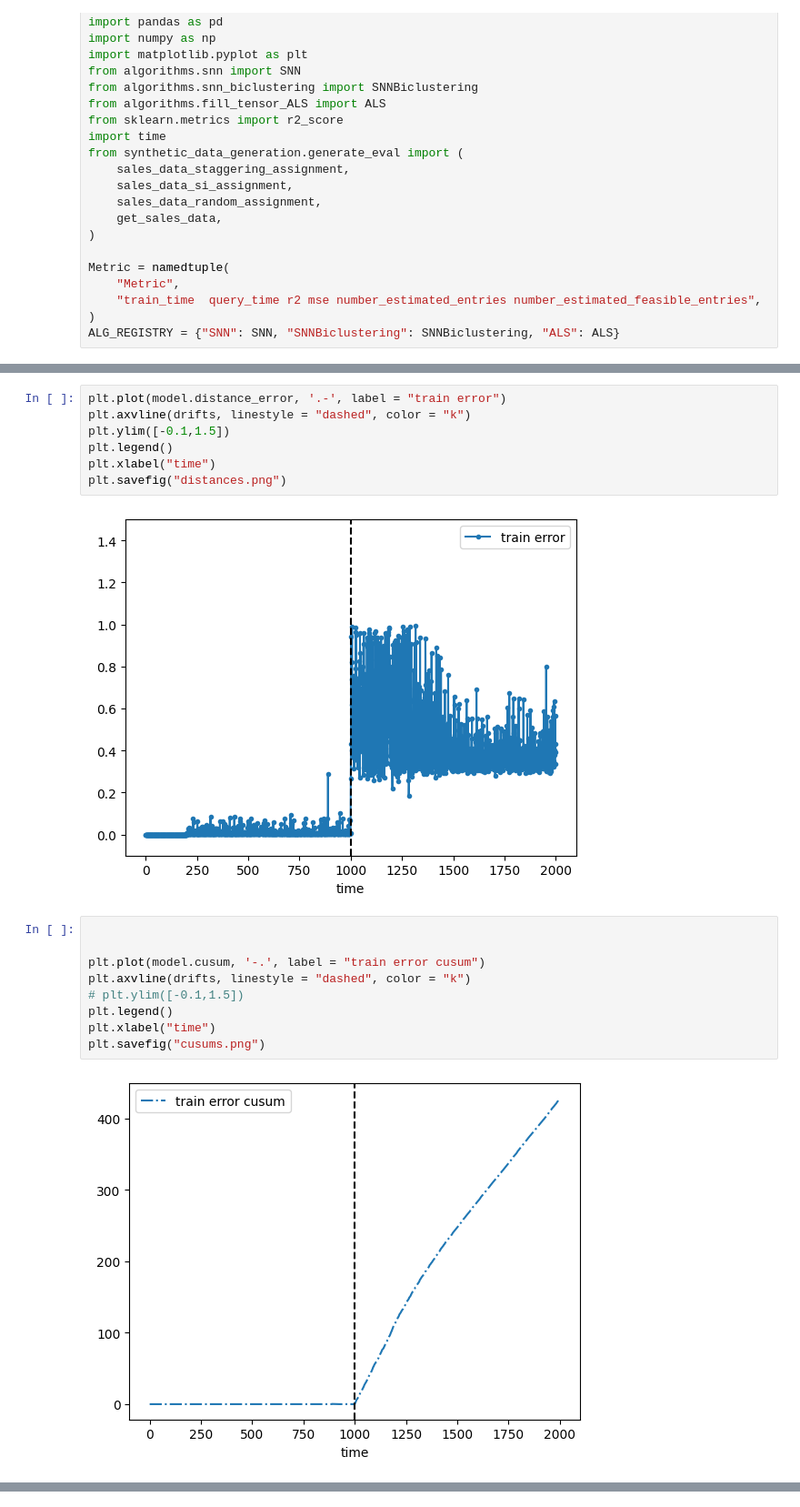
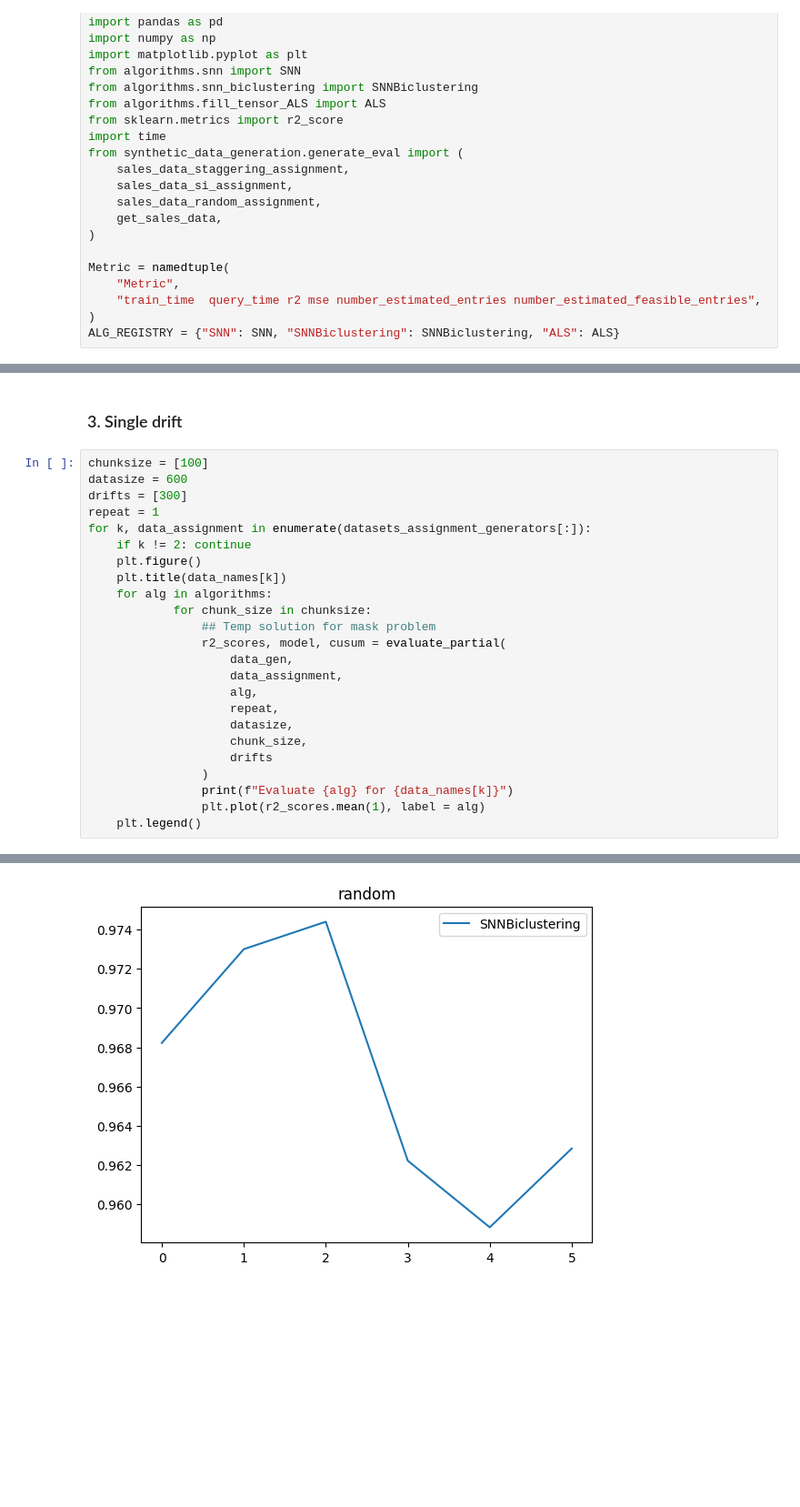
Before and after one commit to AbdullahO/What-If, a Jupyter notebook: eval_drift.ipynb, the cells around one changed output, grey strips where cells are left out. Shown: that part at 91% size. Saved outputs shown, nothing was run; the diff lists cells and outputs as text; blank space fills up the shorter version.

```diff
--- a/eval_drift.ipynb
+++ b/eval_drift.ipynb
@@ -145,20 +205,27 @@ plt.savefig("accuracyWithDrift.png")
-# %%
-plt.plot(model.distance_error, '.-', label = "train error")
-plt.axvline(drifts, linestyle = "dashed", color = "k")
-plt.ylim([-0.1,1.5])
-plt.legend()
-plt.xlabel("time")
-plt.savefig("distances.png")
-# %% [output]
-[figure, removed]
-# %%
-
-
-plt.plot(model.cusum, '-.', label = "train error cusum")
-plt.axvline(drifts, linestyle = "dashed", color = "k")
-# plt.ylim([-0.1,1.5])
-plt.legend()
-plt.xlabel("time")
-plt.savefig("cusums.png")
-# %% [output]
-[figure, removed]
+# %% [markdown]
+### 3. Single drift
+# %%
+chunksize = [100]
+datasize = 600
+drifts = [300]
+repeat = 1
+for k, data_assignment in enumerate(datasets_assignment_generators[:]):
+    if k != 2: continue
+    plt.figure()
+    plt.title(data_names[k])
+    for alg in algorithms:
+            for chunk_size in chunksize:
+                ## Temp solution for mask problem
+                r2_scores, model, cusum = evaluate_partial(
+                    data_gen,
+                    data_assignment,
+                    alg,
+                    repeat,
+                    datasize,
+                    chunk_size,
+                    drifts
+                )
+                print(f"Evaluate {alg} for {data_names[k]}")
+                plt.plot(r2_scores.mean(1), label = alg)
+    plt.legend()
+# %% [output]
@@ -164,0 +248 @@ plt.savefig("cusums.png")
+[figure, added]
```
Also changed, not shown: parts of 14 cells of this notebook, 9 other files.
